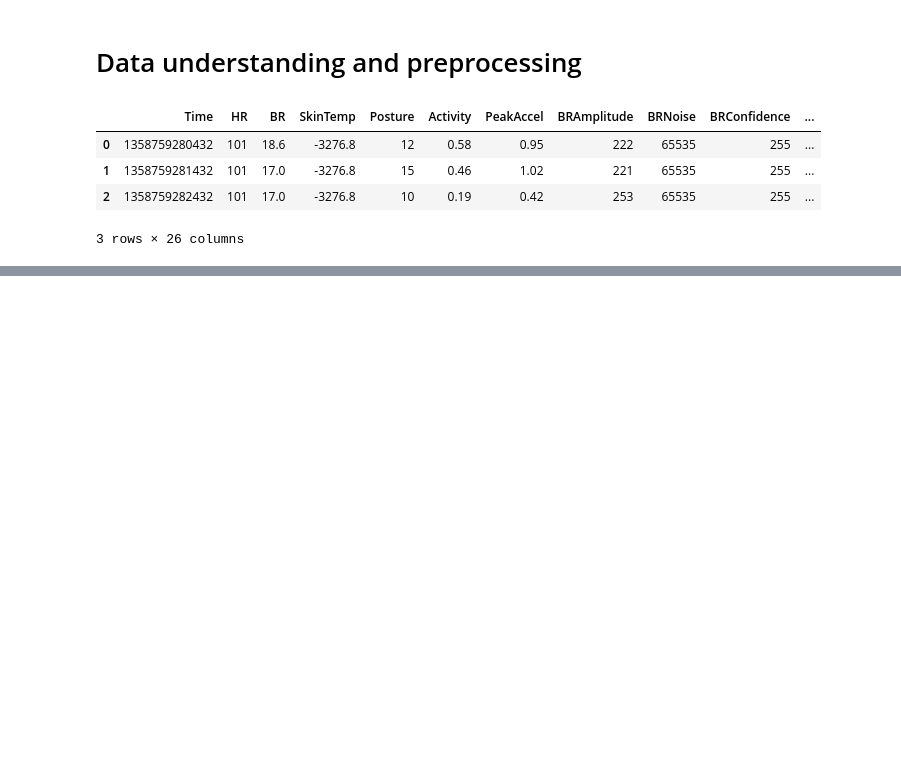
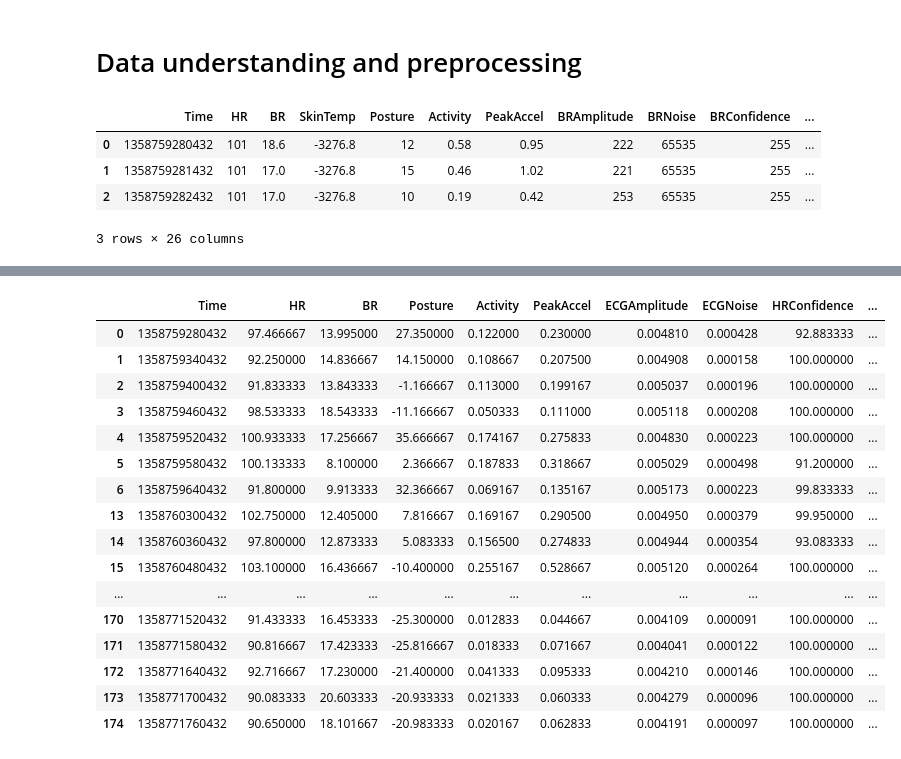
Before and after one commit to Kajzzer/Leren-Beslissen, a Jupyter notebook: Data_Understanding_Preprocessing.ipynb, the cells around one changed output, grey strips where cells are left out. Cells and saved outputs as stored; diff of their text form; code cells hidden in the pictures; blank space fills up the shorter version.

```diff
--- a/Data_Understanding_Preprocessing.ipynb
+++ b/Data_Understanding_Preprocessing.ipynb
@@ -185,19 +222,37 @@ Counter({0: 1, 1: 12925, 2: 448, 3: 2826})
 # %%
 # get the indices of the labels that match the activity
 def get_indices(labels, activity):
-    return labels.index[labels['Label'] == activity].tolist()
+    return labels.index[labels['activity'] == activity].tolist()
 
 # get the data of a specific activity
 def data_of_activity(data, labels, activity):
 
     # get the indices of the labels of the activity
     indices = get_indices(labels, activity)
 
     # get the data of the indices
     return data.iloc[indices]
 
 # test
 data_of_activity(train_feat_average, train_label, "sitting")
+# %% [output]
+|  | Time | HR | BR | Posture | Activity | PeakAccel | ECGAmplitude | ECGNoise | HRConfidence | ... |
+| 0 | 1358759280432 | 97.466667 | 13.995000 | 27.350000 | 0.122000 | 0.230000 | 0.004810 | 0.000428 | 92.883333 | ... |
+| 1 | 1358759340432 | 92.250000 | 14.836667 | 14.150000 | 0.108667 | 0.207500 | 0.004908 | 0.000158 | 100.000000 | ... |
+| 2 | 1358759400432 | 91.833333 | 13.843333 | -1.166667 | 0.113000 | 0.199167 | 0.005037 | 0.000196 | 100.000000 | ... |
+| 3 | 1358759460432 | 98.533333 | 18.543333 | -11.166667 | 0.050333 | 0.111000 | 0.005118 | 0.000208 | 100.000000 | ... |
+| 4 | 1358759520432 | 100.933333 | 17.256667 | 35.666667 | 0.174167 | 0.275833 | 0.004830 | 0.000223 | 100.000000 | ... |
+| 5 | 1358759580432 | 100.133333 | 8.100000 | 2.366667 | 0.187833 | 0.318667 | 0.005029 | 0.000498 | 91.200000 | ... |
+| 6 | 1358759640432 | 91.800000 | 9.913333 | 32.366667 | 0.069167 | 0.135167 | 0.005173 | 0.000223 | 99.833333 | ... |
+| 13 | 1358760300432 | 102.750000 | 12.405000 | 7.816667 | 0.169167 | 0.290500 | 0.004950 | 0.000379 | 99.950000 | ... |
+| 14 | 1358760360432 | 97.800000 | 12.873333 | 5.083333 | 0.156500 | 0.274833 | 0.004944 | 0.000354 | 93.083333 | ... |
+| 15 | 1358760480432 | 103.100000 | 16.436667 | -10.400000 | 0.255167 | 0.528667 | 0.005120 | 0.000264 | 100.000000 | ... |
+| ... | ... | ... | ... | ... | ... | ... | ... | ... | ... | ... |
+| 170 | 1358771520432 | 91.433333 | 16.453333 | -25.300000 | 0.012833 | 0.044667 | 0.004109 | 0.000091 | 100.000000 | ... |
+| 171 | 1358771580432 | 90.816667 | 17.423333 | -25.816667 | 0.018333 | 0.071667 | 0.004041 | 0.000122 | 100.000000 | ... |
+| 172 | 1358771640432 | 92.716667 | 17.230000 | -21.400000 | 0.041333 | 0.095333 | 0.004210 | 0.000146 | 100.000000 | ... |
+| 173 | 1358771700432 | 90.083333 | 20.603333 | -20.933333 | 0.021333 | 0.060333 | 0.004279 | 0.000096 | 100.000000 | ... |
+| 174 | 1358771760432 | 90.650000 | 18.101667 | -20.983333 | 0.020167 | 0.062833 | 0.004191 | 0.000097 | 100.000000 | ... |
 # %%
 # split the data columns into descrete and numeric metrics, given a threshold
 def discrete_numeric_split(data, thres=10):
```
Also changed, not shown: parts of 10 cells of this notebook, 2 other files.
